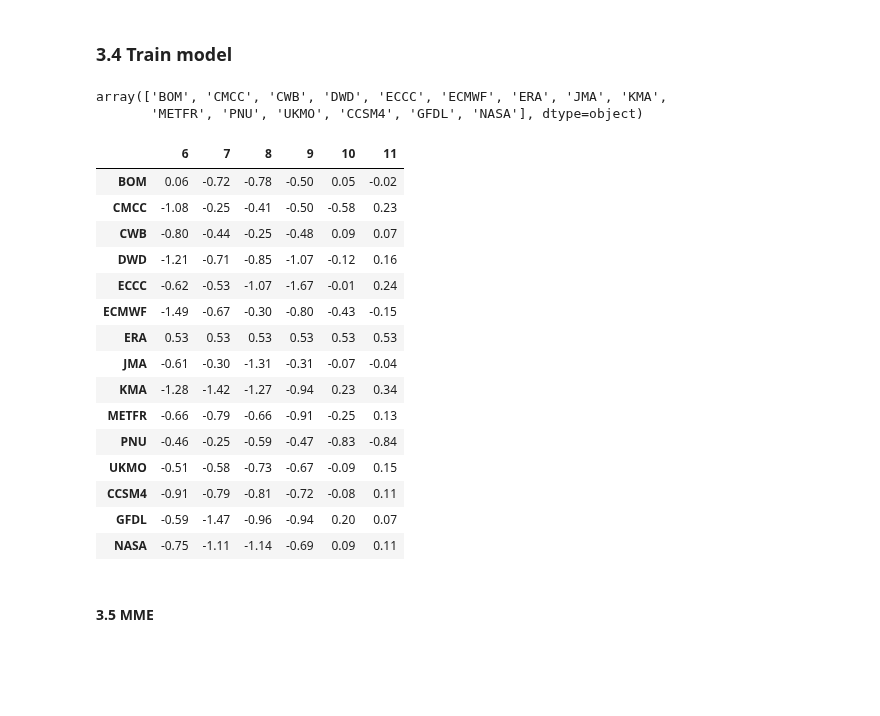
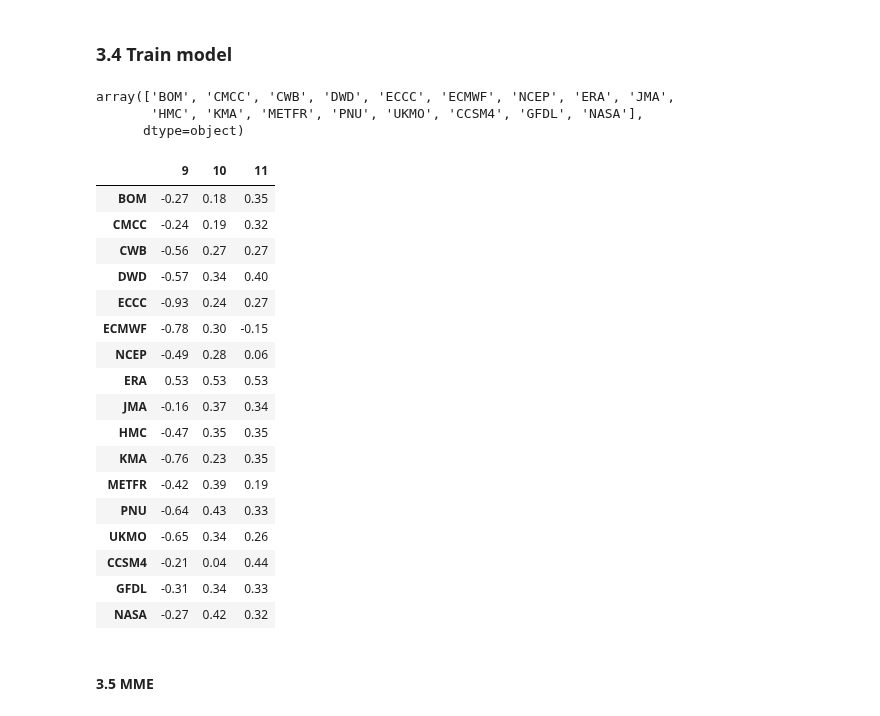
Before and after one commit to mzachow/wheat-yield-forecast-argentina, a Jupyter notebook: train_model_SCM.ipynb, the cells around one changed output. Cells and saved outputs as stored; diff of their text form; code cells hidden in the pictures; blank space fills up the shorter version.

Commit message:
added more SCM and introduced augmented datasets

```diff
--- a/train_model_SCM.ipynb
+++ b/train_model_SCM.ipynb
@@ -21,10 +24,13 @@ from sklearn.feature_selection import SelectKBest, f_regression, VarianceThresho
 ### 1. Read wheat and weather data
 # %%
 wheat = pd.read_csv("data/crop/national_yield_with_trend.csv")
-weather1 = pd.read_csv("data/hindcast_ba_era_features.csv")
+weather1 = pd.read_csv("data/hindcast_basic_quantile_era_features.csv")
 weather2 = pd.read_csv("data/nmme_basic_quantile_era_features.csv")
+weather2 = weather2.loc[weather2["model"] != "NCEP"].reset_index(drop=True)
+weather3 = pd.read_csv("data/nmme_ncep_basic_quantile_era_features.csv")
+weather3 = weather3.loc[weather3["model"] != "ERA"].reset_index(drop=True)
 
-weather = pd.concat([weather1, weather2], ignore_index=True).drop_duplicates().reset_index(drop=True)
+weather = pd.concat([weather1, weather2, weather3], ignore_index=True).drop_duplicates().reset_index(drop=True)
 
 x_y_cv = weather.merge(wheat[["year", "yield [kg/ha]"]], on="year")
 x_y_cv = x_y_cv.loc[x_y_cv["year"] < 2017].reset_index(drop=True) # Leave test set aside
@@ -84,9 +90,11 @@ plt.show()
 ### 3. Train model
 # %% [markdown]
 #### 3.1 Expand features through basis functions
+# %%
+x_y_cv = x_y_cv.loc[(x_y_cv["init_month"] >= 9), [c for c in x_y_cv.columns if "_8" not in c]].reset_index(drop=True)
 # %%
 li = []
-for model in ['BOM', 'CMCC', 'CWB', 'DWD', 'ECCC', 'ECMWF', 'ERA', 'JMA', 'KMA', 'METFR', 'PNU', 'UKMO', 'CCSM4', 'GFDL', 'NASA']:
+for model in ['BOM', 'CMCC', 'CWB', 'DWD', 'ECCC', 'ECMWF', 'NCEP', 'ERA', 'JMA', 'HMC', 'KMA', 'METFR', 'PNU', 'UKMO', 'CCSM4', 'GFDL', 'NASA']:
 
     X = x_y_cv.loc[(x_y_cv["model"] == model), [c for c in x_y_cv.columns if ("rain" in c) or ("tmean" in c)]].reset_index(drop=True)
     y = x_y_cv.loc[(x_y_cv["model"] == model), [c for c in x_y_cv.columns if ("rain" not in c) and ("tmean" not in c)]].reset_index(drop=True)
@@ -101,9 +109,9 @@ for model in ['BOM', 'CMCC', 'CWB', 'DWD', 'ECCC', 'ECMWF', 'ERA', 'JMA', 'KMA',
     X_rain = X.loc[:, [c for c in X.columns if ("rain" in c)]]
 
     # basis expansion to linear model
-    X_tmean_squared = pd.DataFrame(np.array(np.multiply(X_temp, X_temp)), columns=["tt_8_a", "tt_9_a", "tt_10_a", "tt_11_a", "tt_8_b", "tt_9_b", "tt_10_b", "tt_11_b"])
-    X_rain_squared = pd.DataFrame(np.array(np.multiply(X_rain, X_rain)), columns=["rr_8_a", "rr_9_a", "rr_10_a", "rr_11_a", "rr_8_b", "rr_9_b", "rr_10_b", "rr_11_b"])
-    X_tmean_times_rain = pd.DataFrame(np.multiply(np.array(X_temp), np.array(X_rain)), columns=["rt_8_a", "rt_9_a", "rt_10_a", "rt_11_a", "rt_8_b", "rt_9_b", "rt_10_b", "rt_11_b"])
+    X_tmean_squared = pd.DataFrame(np.array(np.multiply(X_temp, X_temp)), columns=["tt_9_a", "tt_10_a", "tt_11_a", "tt_9_b", "tt_10_b", "tt_11_b"])
+    X_rain_squared = pd.DataFrame(np.array(np.multiply(X_rain, X_rain)), columns=["rr_9_a", "rr_10_a", "rr_11_a", "rr_9_b", "rr_10_b", "rr_11_b"])
+    X_tmean_times_rain = pd.DataFrame(np.multiply(np.array(X_temp), np.array(X_rain)), columns=["rt_9_a", "rt_10_a", "rt_11_a", "rt_9_b", "rt_10_b", "rt_11_b"])
 
     # merge to feature dataframe
     X = (X.merge(X_tmean_squared.merge(X_rain_squared.merge(X_tmean_times_rain, left_index=True, right_index=True), left_index=True, right_index=True), left_index=True, right_index=True))
@@ -162,9 +170,9 @@ def kfold_cross_validation(data, model="ECMWF", init=8, no_of_features=2):
 
     for season in list(range(1993,2017)):
         X_train = cv_dataset.loc[((cv_dataset["model"] == "ERA") & (cv_dataset["year"] != season))
-                                 | (() & ()), relevant_columns].reset_index(drop=True)
-        y_train = cv_dataset.loc[(cv_dataset["model"] == "ERA")
-                                 & (cv_dataset["year"] != season), "yield anomaly [%]"].reset_index(drop=True)
+                                 | ((cv_dataset["model"] == model) & (cv_dataset["year"] != season) & (cv_dataset["init_month"] == init)), relevant_columns].reset_index(drop=True)
+        y_train = cv_dataset.loc[((cv_dataset["model"] == "ERA") & (cv_dataset["year"] != season))
+                                 | ((cv_dataset["model"] == model) & (cv_dataset["year"] != season) & (cv_dataset["init_month"] == init)), "yield anomaly [%]"].reset_index(drop=True)
 
         #print(season)
         #print(X_train)
@@ -191,44 +199,47 @@ def kfold_cross_validation(data, model="ECMWF", init=8, no_of_features=2):
 # %%
 x_y_cv_expanded["model"].unique()
 # %% [output]
-array(['BOM', 'CMCC', 'CWB', 'DWD', 'ECCC', 'ECMWF', 'ERA', 'JMA', 'KMA',
-       'METFR', 'PNU', 'UKMO', 'CCSM4', 'GFDL', 'NASA'], dtype=object)
+array(['BOM', 'CMCC', 'CWB', 'DWD', 'ECCC', 'ECMWF', 'NCEP', 'ERA', 'JMA',
+       'HMC', 'KMA', 'METFR', 'PNU', 'UKMO', 'CCSM4', 'GFDL', 'NASA'],
+      dtype=object)
 # %%
-models = ['BOM', 'CMCC', 'CWB', 'DWD', 'ECCC', 'ECMWF', 'ERA', 'JMA', 'KMA', 'METFR', 'PNU', 'UKMO', 'CCSM4', 'GFDL', 'NASA']
-results = pd.DataFrame(0, index=models, columns=[6, 7, 8, 9, 10, 11])
-for im in [6, 7, 8, 9, 10, 11]:
+models = ['BOM', 'CMCC', 'CWB', 'DWD', 'ECCC', 'ECMWF', 'NCEP', 'ERA', 'JMA',
+       'HMC', 'KMA', 'METFR', 'PNU', 'UKMO', 'CCSM4', 'GFDL', 'NASA']
+results = pd.DataFrame(0, index=models, columns=[9, 10, 11])
+for im in [9, 10, 11]:
     for model in models:
         res = kfold_cross_validation(x_y_cv_expanded, model=model, init=im, no_of_features=2)
         # rmse
         #metric = 100 * mse(res["yield anomaly [%]"], res["predicted"], squared=False)
         # mae
         #metric = np.round(mae(res["predicted"], res["yield anomaly [%]"]), 4)
         # r
         #metric = np.round(pearsonr(res["predicted"], res["yield anomaly [%]"])[0], 2)
-
         # coefficient of determination
         metric = r2(res["yield anomaly [%]"], res["predicted"])
 
         results.loc[model, im] = np.round(metric, 2)
 
 results
 # %% [output]
-|  | 6 | 7 | 8 | 9 | 10 | 11 |
-| BOM | 0.06 | -0.72 | -0.78 | -0.50 | 0.05 | -0.02 |
-| CMCC | -1.08 | -0.25 | -0.41 | -0.50 | -0.58 | 0.23 |
-| CWB | -0.80 | -0.44 | -0.25 | -0.48 | 0.09 | 0.07 |
-| DWD | -1.21 | -0.71 | -0.85 | -1.07 | -0.12 | 0.16 |
-| ECCC | -0.62 | -0.53 | -1.07 | -1.67 | -0.01 | 0.24 |
-| ECMWF | -1.49 | -0.67 | -0.30 | -0.80 | -0.43 | -0.15 |
-| ERA | 0.53 | 0.53 | 0.53 | 0.53 | 0.53 | 0.53 |
-| JMA | -0.61 | -0.30 | -1.31 | -0.31 | -0.07 | -0.04 |
-| KMA | -1.28 | -1.42 | -1.27 | -0.94 | 0.23 | 0.34 |
-| METFR | -0.66 | -0.79 | -0.66 | -0.91 | -0.25 | 0.13 |
-| PNU | -0.46 | -0.25 | -0.59 | -0.47 | -0.83 | -0.84 |
-| UKMO | -0.51 | -0.58 | -0.73 | -0.67 | -0.09 | 0.15 |
-| CCSM4 | -0.91 | -0.79 | -0.81 | -0.72 | -0.08 | 0.11 |
-| GFDL | -0.59 | -1.47 | -0.96 | -0.94 | 0.20 | 0.07 |
-| NASA | -0.75 | -1.11 | -1.14 | -0.69 | 0.09 | 0.11 |
+|  | 9 | 10 | 11 |
+| BOM | -0.27 | 0.18 | 0.35 |
+| CMCC | -0.24 | 0.19 | 0.32 |
+| CWB | -0.56 | 0.27 | 0.27 |
+| DWD | -0.57 | 0.34 | 0.40 |
+| ECCC | -0.93 | 0.24 | 0.27 |
+| ECMWF | -0.78 | 0.30 | -0.15 |
+| NCEP | -0.49 | 0.28 | 0.06 |
+| ERA | 0.53 | 0.53 | 0.53 |
+| JMA | -0.16 | 0.37 | 0.34 |
+| HMC | -0.47 | 0.35 | 0.35 |
+| KMA | -0.76 | 0.23 | 0.35 |
+| METFR | -0.42 | 0.39 | 0.19 |
+| PNU | -0.64 | 0.43 | 0.33 |
+| UKMO | -0.65 | 0.34 | 0.26 |
+| CCSM4 | -0.21 | 0.04 | 0.44 |
+| GFDL | -0.31 | 0.34 | 0.33 |
+| NASA | -0.27 | 0.42 | 0.32 |
 # %% [markdown]
 #### 3.5 MME
 # %%
```
Also changed, not shown: parts of 13 cells of this notebook, 5 other files.
